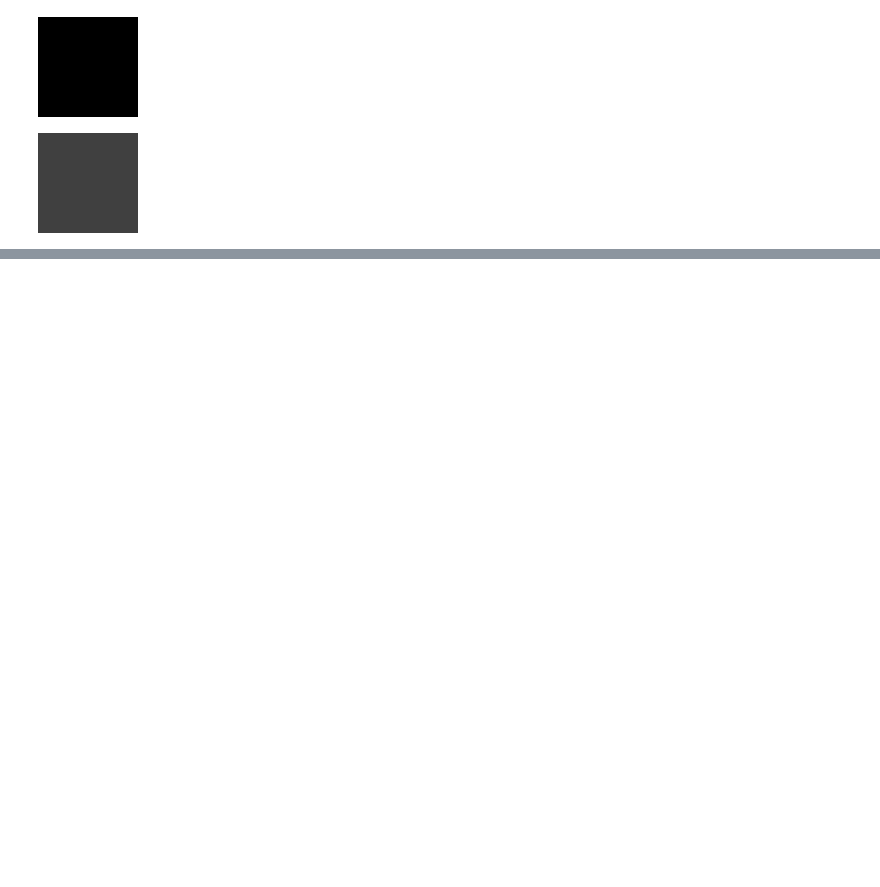
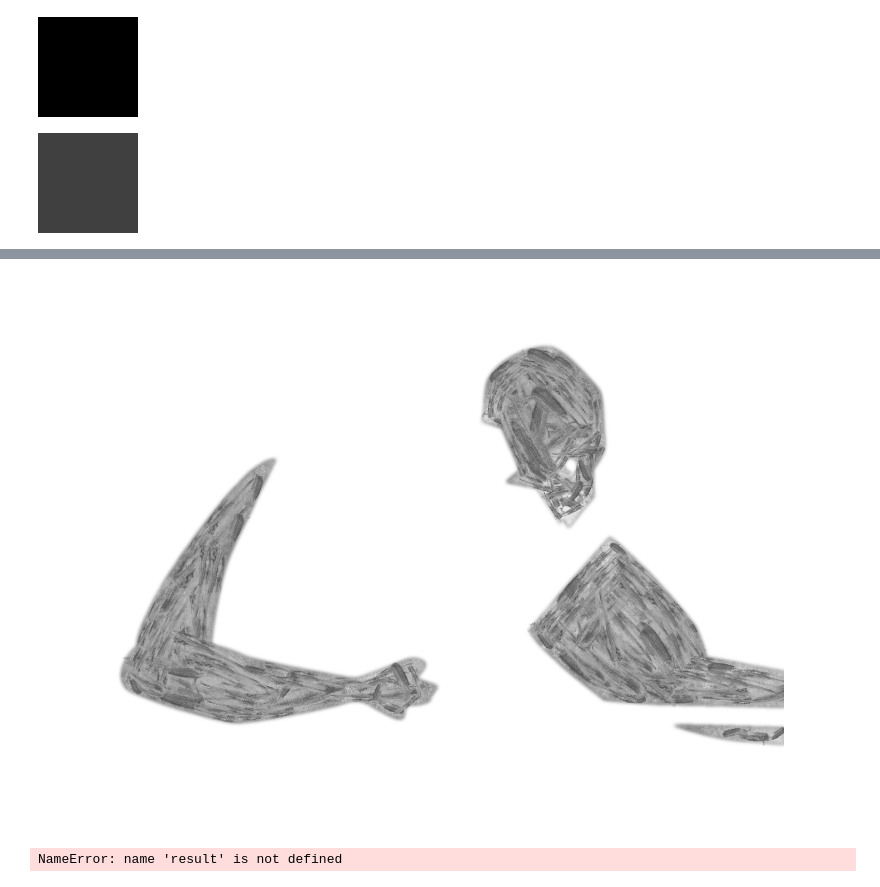
Before and after one commit to CarlKCarlK/anipaint, a Jupyter notebook: notebooks/composite.ipynb, the cells around one changed output, grey strips where cells are left out. Drawn from its saved outputs; the diff is of its cells as text; code cells hidden in the pictures; blank space fills up the shorter version.

```diff
--- a/notebooks/composite.ipynb
+++ b/notebooks/composite.ipynb
@@ -148,0 +190,14 @@ result
+# %%
+result2 = result.copy()
+result2.alpha_composite(current_image)
+result2
+#plt.imshow(result2)
+#plt.show()
+# %% [output]
+[figure, added]
+# %%
+result2 = result.copy()
+result2.alpha_composite(current_image)
+result2
+# %% [output]
+NameError: name 'result' is not defined
```
Also changed, not shown: parts of 7 cells of this notebook, 5 other files.
